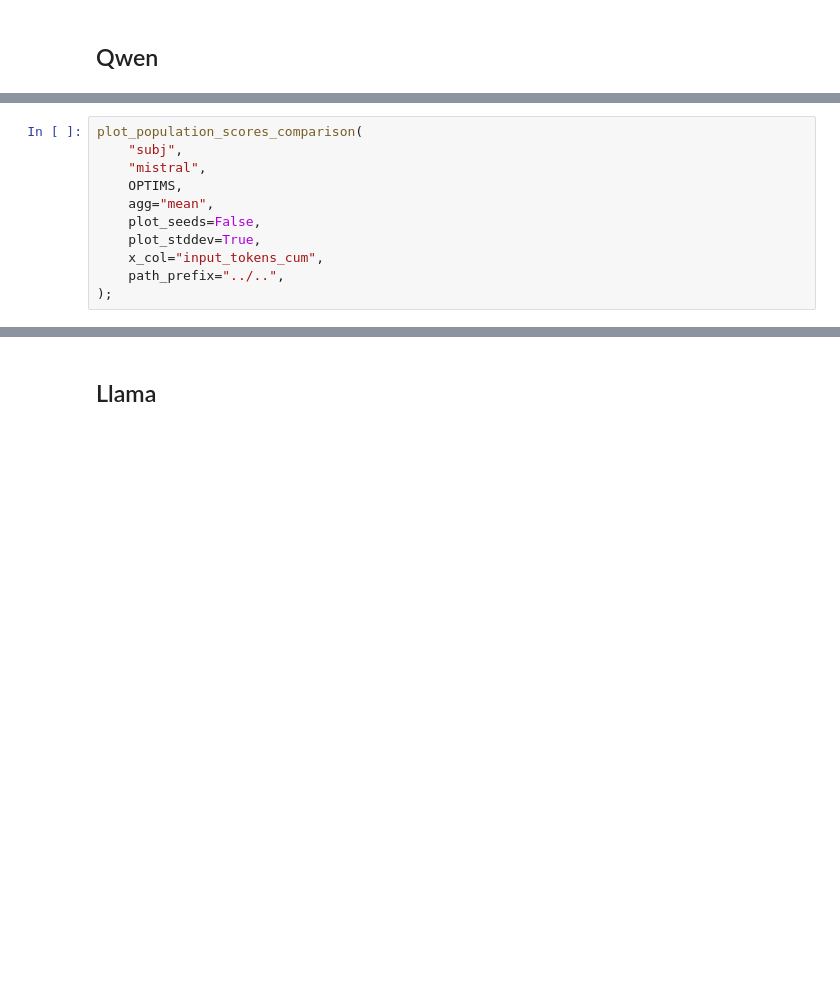
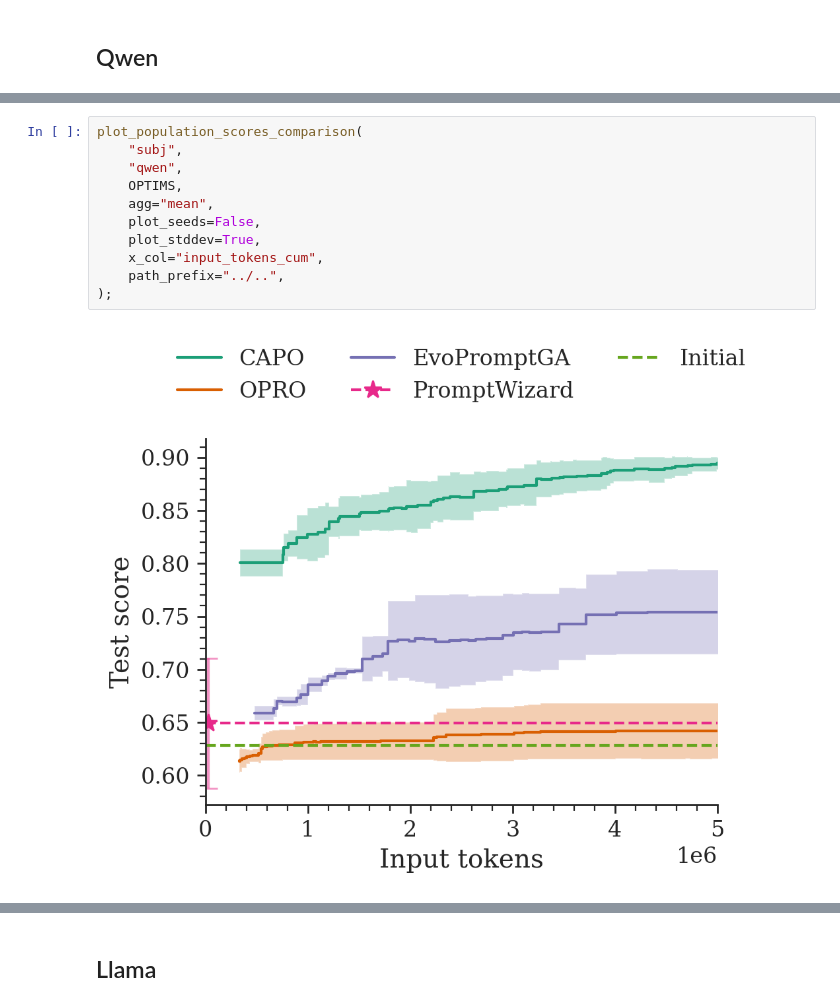
Before and after one commit to finitearth/capo, a Jupyter notebook: notebooks/paper_visualization/benchmarking_visualization.ipynb, the cells around one changed output, grey strips where cells are left out. Drawn from its saved outputs; the diff is of its cells as text; blank space fills up the shorter version.

```diff
--- a/notebooks/paper_visualization/benchmarking_visualization.ipynb
+++ b/notebooks/paper_visualization/benchmarking_visualization.ipynb
@@ -112,11 +132,13 @@ plot_population_scores_comparison(
 # %%
 plot_population_scores_comparison(
     "subj",
-    "mistral",
+    "qwen",
     OPTIMS,
     agg="mean",
     plot_seeds=False,
     plot_stddev=True,
     x_col="input_tokens_cum",
     path_prefix="../..",
 );
+# %% [output]
+[figure, added]
```
Also changed, not shown: parts of 28 cells of this notebook, 19 other files.
